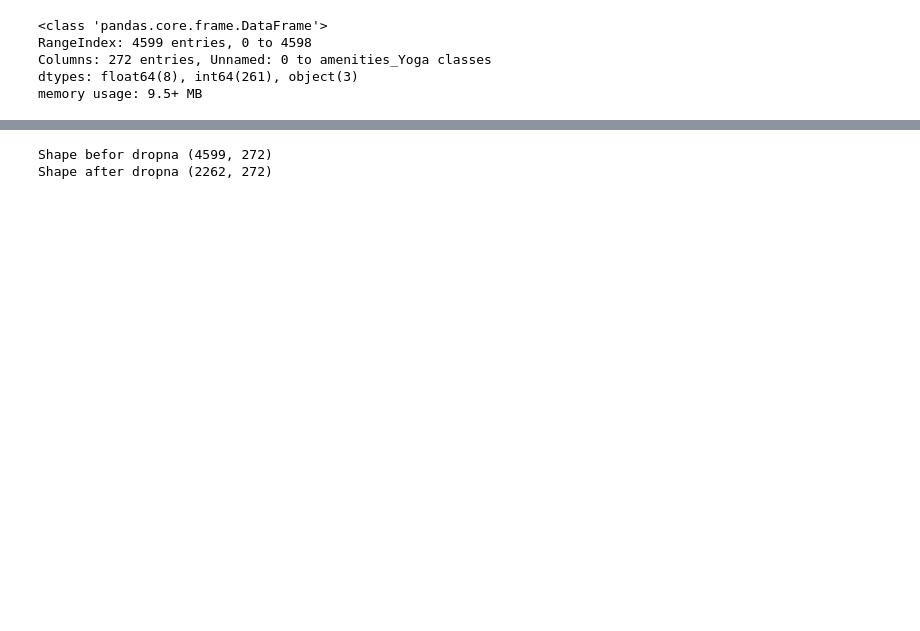
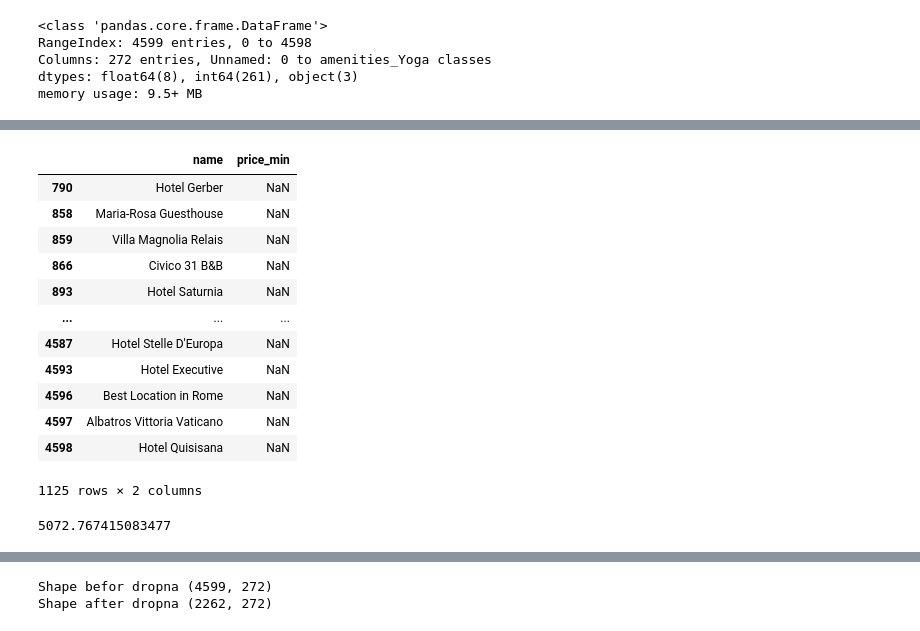
Before and after one commit to martintokman/practicas, a Jupyter notebook: data wrangling/tripadvisor-rating-impact-on-hotel-popularity.ipynb, the cells around one changed output, grey strips where cells are left out. Drawn from its saved outputs; the diff is of its cells as text; code cells hidden in the pictures; blank space fills up the shorter version.

```diff
--- a/data wrangling/tripadvisor-rating-impact-on-hotel-popularity.ipynb
+++ b/data wrangling/tripadvisor-rating-impact-on-hotel-popularity.ipynb
@@ -45,0 +147,6 @@ df["photos"].ffill(inplace=True)
+# %%
+#Replace NaN values with 0
+df["location_grade"].fillna(0, inplace=True)
+
+#Check for result
+df[["location_grade", "name"]].iloc[[4498,4500,4516,4528,4587]]
@@ -45,0 +160,22 @@ df["photos"].ffill(inplace=True)
+# %%
+#Show NA values for location grade.
+df[df["price_min"].isna()][["name", "price_min"]]
+# %% [output]
+|  | name | price_min |
+| 790 | Hotel Gerber | NaN |
+| 858 | Maria-Rosa Guesthouse | NaN |
+| 859 | Villa Magnolia Relais | NaN |
+| 866 | Civico 31 B&B | NaN |
+| 893 | Hotel Saturnia | NaN |
+| ... | ... | ... |
+| 4587 | Hotel Stelle D'Europa | NaN |
+| 4593 | Hotel Executive | NaN |
+| 4596 | Best Location in Rome | NaN |
+| 4597 | Albatros Vittoria Vaticano | NaN |
+| 4598 | Hotel Quisisana | NaN |
+1125 rows × 2 columns
+# %%
+#Check for mean of "price_min" column
+df["price_min"].mean()
+# %% [output]
+5072.767415083477
```
Also changed, not shown: parts of 43 cells of this notebook, 1 other file.
